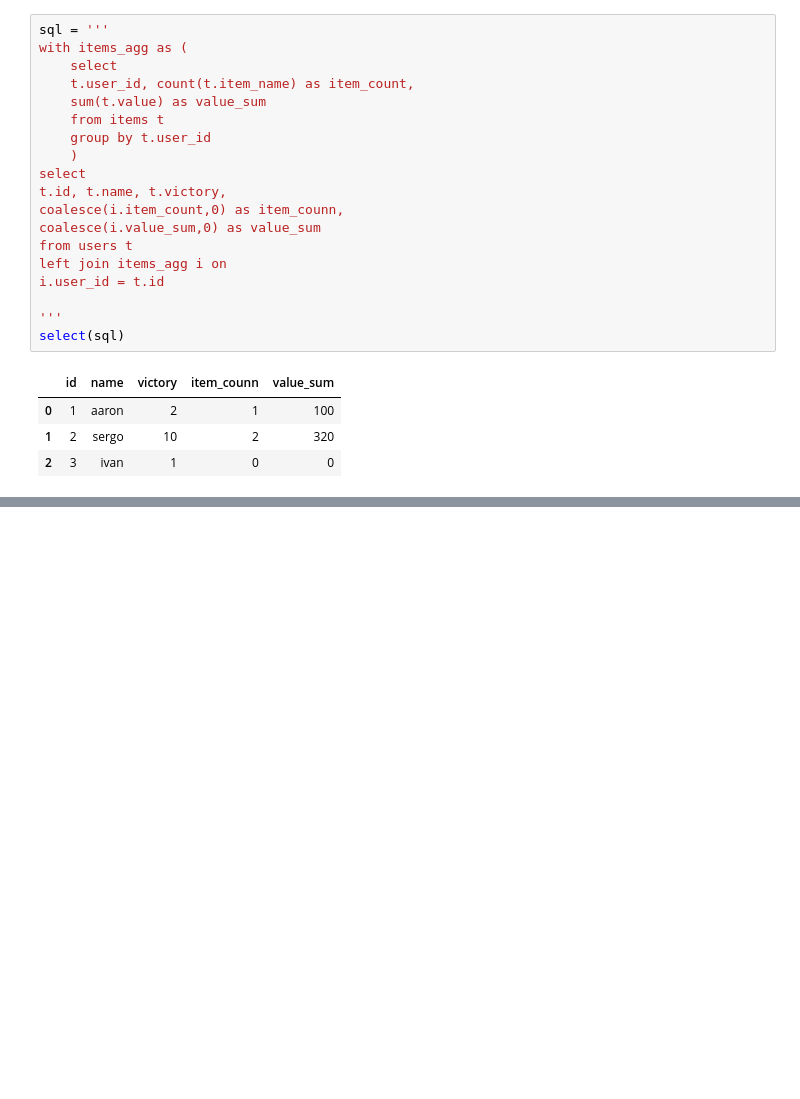
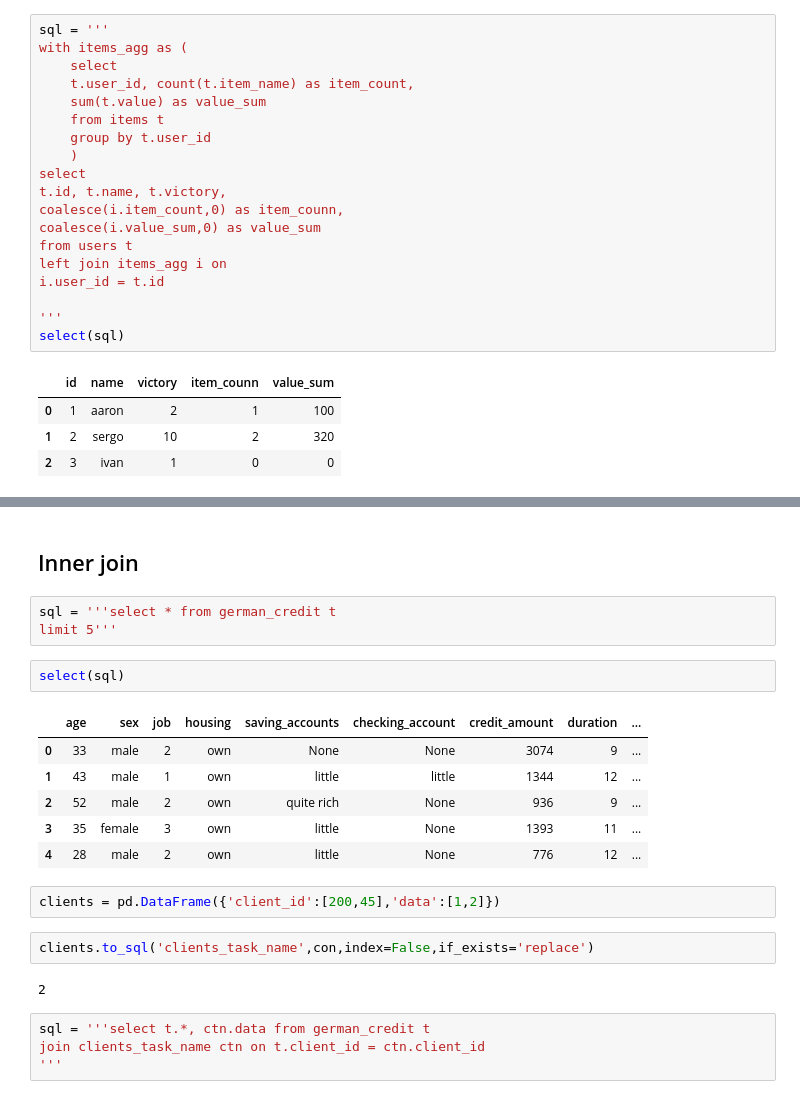
Before and after one commit to avgalkov/SQL-study-coding, a Jupyter notebook: SQL для анализа данных/Work notebook.ipynb, the cells around one changed output, grey strips where cells are left out. Cells and saved outputs as stored; diff of their text form; blank space fills up the shorter version.

```diff
--- a/SQL для анализа данных/Work notebook.ipynb
+++ b/SQL для анализа данных/Work notebook.ipynb
@@ -1052,0 +1070,24 @@ select(sql)
+# %% [markdown]
+## Inner join
+# %%
+sql = '''select * from german_credit t
+limit 5'''
+# %%
+select(sql)
+# %% [output]
+|  | age | sex | job | housing | saving_accounts | checking_account | credit_amount | duration | ... |
+| 0 | 33 | male | 2 | own | None | None | 3074 | 9 | ... |
+| 1 | 43 | male | 1 | own | little | little | 1344 | 12 | ... |
+| 2 | 52 | male | 2 | own | quite rich | None | 936 | 9 | ... |
+| 3 | 35 | female | 3 | own | little | None | 1393 | 11 | ... |
+| 4 | 28 | male | 2 | own | little | None | 776 | 12 | ... |
+# %%
+clients = pd.DataFrame({'client_id':[200,45],'data':[1,2]})
+# %%
+clients.to_sql('clients_task_name',con,index=False,if_exists='replace')
+# %% [output]
+2
+# %%
+sql = '''select t.*, ctn.data from german_credit t
+join clients_task_name ctn on t.client_id = ctn.client_id
+'''
```
Also changed, not shown: parts of 104 cells of this notebook.
